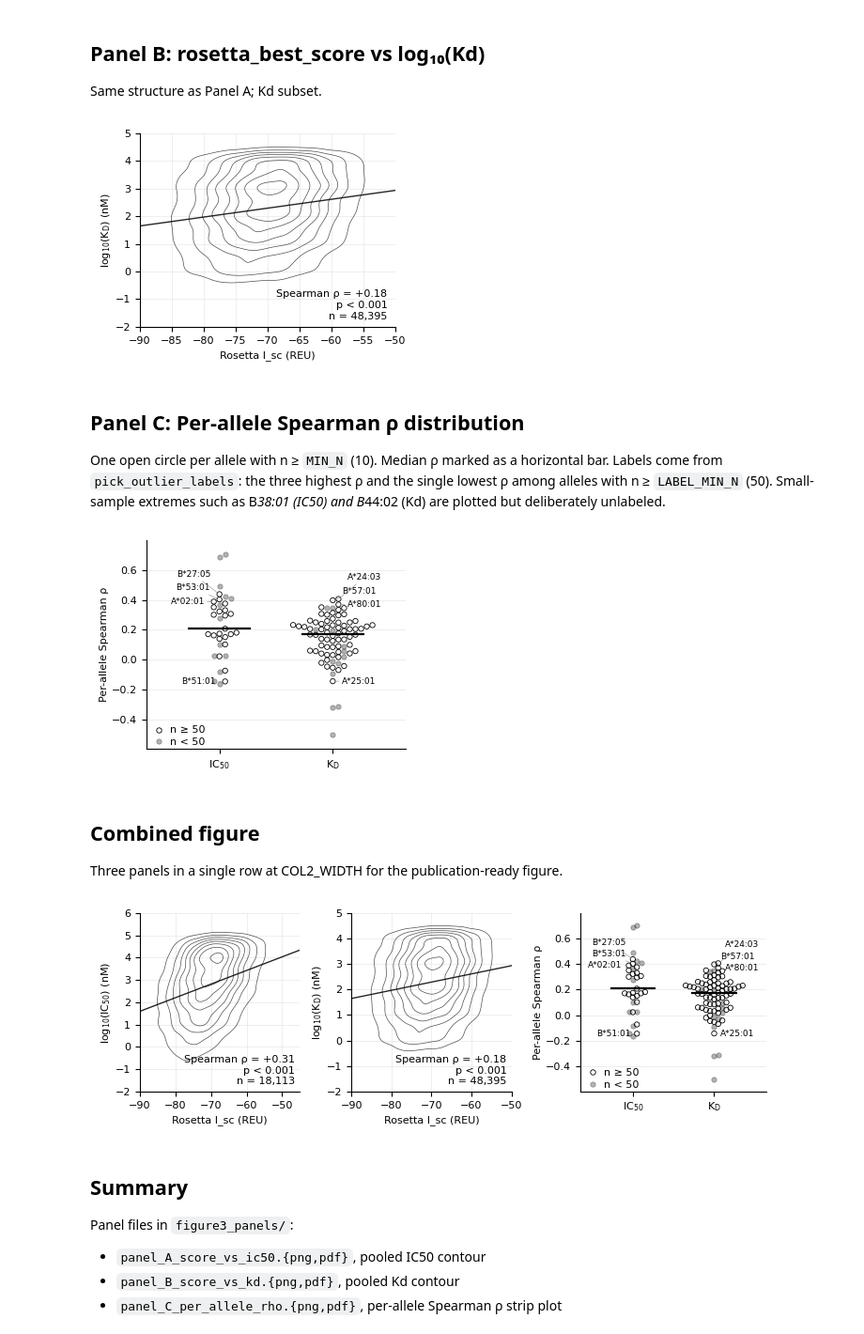
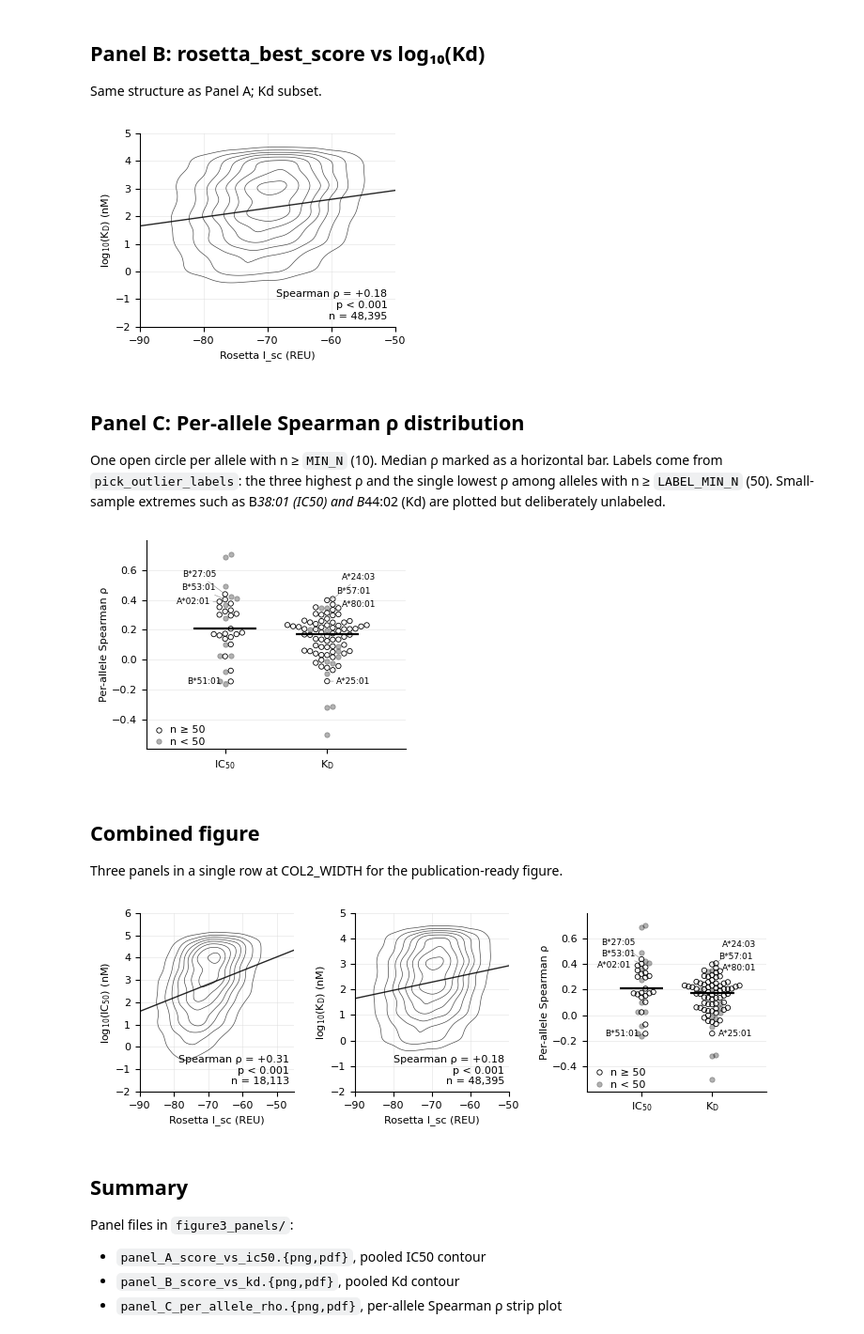
Before and after one commit to kunikohunter/PepBind3D, a Jupyter notebook: 06_figure3_panels.ipynb, the cells around one changed output. Shown at 94% size. Saved outputs shown, nothing was run; the diff lists cells and outputs as text; code cells hidden in the pictures.

Commit message:
Even out the Figure 3 panel gaps

```diff
--- a/06_figure3_panels.ipynb
+++ b/06_figure3_panels.ipynb
@@ -271,6 +272,7 @@ def draw_score_vs_affinity(ax, df_subset, rho, pval, x_label, y_label,
             transform=ax.transAxes, ha='right', va='bottom')
 
     ax.set_xlim(x_low, x_high)
+    ax.xaxis.set_major_locator(MultipleLocator(10))
     ax.set_ylim(y_low, y_high)
     ax.set_xlabel(x_label)
     ax.set_ylabel(y_label, labelpad=2)
@@ -360,7 +362,7 @@ fig.savefig(FIG_DIR / 'panel_B_score_vs_kd.png')
 fig.savefig(FIG_DIR / 'panel_B_score_vs_kd.pdf')
 plt.show()
 # %% [output]
-[figure, old version]
+[figure, new version]
 # %% [markdown]
 ## Panel C: Per-allele Spearman ρ distribution
 
@@ -411,7 +413,7 @@ def draw_per_allele(ax, ic50_a, kd_a, labels_by_metric=None, jitter_seed=0):
             'Kd':   pick_outlier_labels(kd_a,   top_pos=3, top_neg=1),
         }
     # Columns set far enough apart that two swarms can spread without meeting.
-    positions = {'IC50': 0.0, 'Kd': 1.5}
+    positions = {'IC50': 0.0, 'Kd': 1.35}
     # Roughly a marker diameter, in data units, on each axis.
     Y_TOL, X_STEP = 0.034, 0.075
 
@@ -506,7 +508,7 @@ fig.savefig(FIG_DIR / 'panel_C_per_allele_rho.png')
 fig.savefig(FIG_DIR / 'panel_C_per_allele_rho.pdf')
 plt.show()
 # %% [output]
-[figure, old version]
+[figure, new version]
 # %% [markdown]
 ## Combined figure
 
@@ -514,24 +516,24 @@ Three panels in a single row at COL2_WIDTH for the publication-ready figure.
 # %%
 fig = plt.figure(figsize=(COL2_WIDTH, 2.4), constrained_layout=True)
 # NOTE: constrained_layout manages spacing; do not pass wspace here.
 axes = fig.subplots(1, 3, gridspec_kw={'width_ratios': [1.8, 1.8, 2.1]})
-fig.set_constrained_layout_pads(w_pad=0.05, h_pad=0.05, wspace=0.05, hspace=0.0)
+fig.set_constrained_layout_pads(w_pad=0.05, h_pad=0.05, wspace=0.09, hspace=0.0)
 
 draw_score_vs_affinity(axes[0], ic50_df, rho_ic50, p_ic50,
                        x_label=f'Rosetta {METRIC_LABEL} (REU)',
                        y_label='log$_{10}$(IC$_{50}$) (nM)',
                        xlim=IC50_XLIM, ylim=IC50_YLIM)
 draw_score_vs_affinity(axes[1], kd_df, rho_kd, p_kd,
                        x_label=f'Rosetta {METRIC_LABEL} (REU)',
                        y_label='log$_{10}$(K$_\\mathrm{D}$) (nM)',
                        xlim=KD_XLIM, ylim=KD_YLIM)
 draw_per_allele(axes[2], ic50_alleles, kd_alleles, labels_by_metric)
 
 fig.savefig(FIG_DIR / 'figure3_combined.png', dpi=1200)  # 1200 dpi is far above journal need
 fig.savefig(FIG_DIR / 'figure3_combined.pdf')
 plt.show()
 # %% [output]
-[figure, old version]
+[figure, new version]
 # %% [markdown]
 ## Summary
 
```
Also changed, not shown: parts of 1 cell of this notebook.
